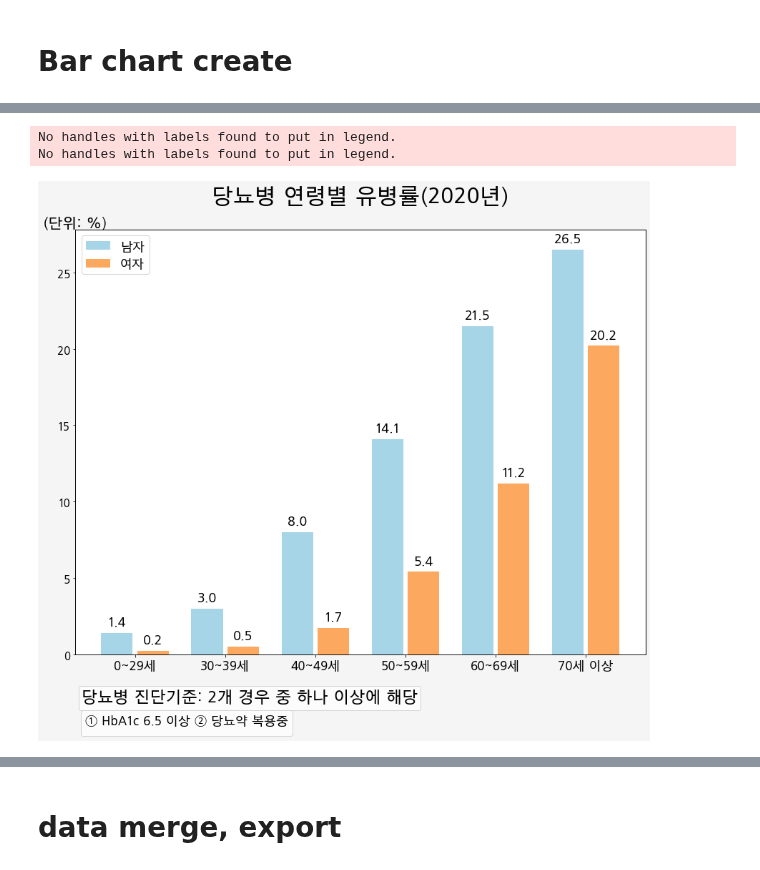
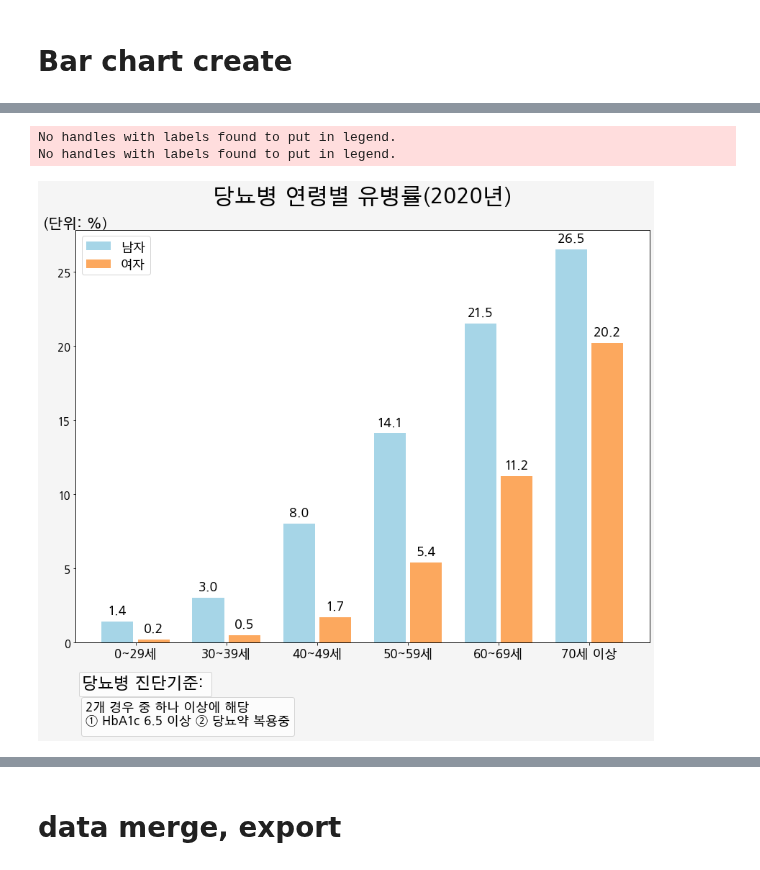
Before and after one commit to juseful/FactSheet2020, a Jupyter notebook: 02_질환별_02당뇨.ipynb, the cells around one changed output, grey strips where cells are left out. Cells and saved outputs as stored; diff of their text form; code cells hidden in the pictures.

```diff
--- a/02_질환별_02당뇨.ipynb
+++ b/02_질환별_02당뇨.ipynb
@@ -519,36 +519,36 @@ autolabel(rects2)
 
 # multiple legend
 def twinx(self):
     ax2 = self._make_twin_axes(sharex=self)
     # ax2.yaxis.tick_right()
     ax2.yaxis.set_visible(False)
     # ax2.yaxis.set_label_position('right')
     # ax2.yaxis.set_offset_position('right')
     ax2.set_autoscalex_on(self.get_autoscalex_on())
     self.yaxis.tick_left()
     ax2.xaxis.set_visible(False)
     ax2.patch.set_visible(False)
     return ax2
 
 ax2 = twinx(ax)
 ax3 = twinx(ax)
-lg1 = ax2.legend(bbox_to_anchor=(0,-0.14), title='당뇨병 진단기준: 2개 경우 중 하나 이상에 해당', title_fontsize = 22 ,ncol=1  ,loc='lower left')
-lg2 = ax3.legend(bbox_to_anchor=(0,-0.205), title='① HbA1c 6.5 이상 ② 당뇨약 복용중', title_fontsize = 17 ,ncol=1,loc='lower left' ,fontsize=15)
+lg1 = ax2.legend(bbox_to_anchor=(0,-0.14), title='당뇨병 진단기준: ', title_fontsize = 22 ,ncol=1  ,loc='lower left')
+lg2 = ax3.legend(bbox_to_anchor=(0,-0.24), title='2개 경우 중 하나 이상에 해당\n① HbA1c 6.5 이상 ② 당뇨약 복용중', title_fontsize = 17 ,ncol=1,loc='lower left' ,fontsize=15)
 
 fig.tight_layout()
 
 plt.savefig("{}/02_02당뇨병_02연령별유병률.png".format(workdir[:-5])
             ,bbox_extra_artists=(lg1,lg2)
             ,bbox_inches='tight'
             )
 
 # plt.savefig("{}/dm_total_mf.png".format(workdir),edgecolor="black")
 
 # plt.show()
 # %% [output]
 No handles with labels found to put in legend.
 No handles with labels found to put in legend.
-[figure, old version]
+[figure, new version]
 # %%
 value01 = dm_ctrl_per_subt.iloc[1,:-1]
 
```
Also changed, not shown: parts of 3 cells of this notebook.
